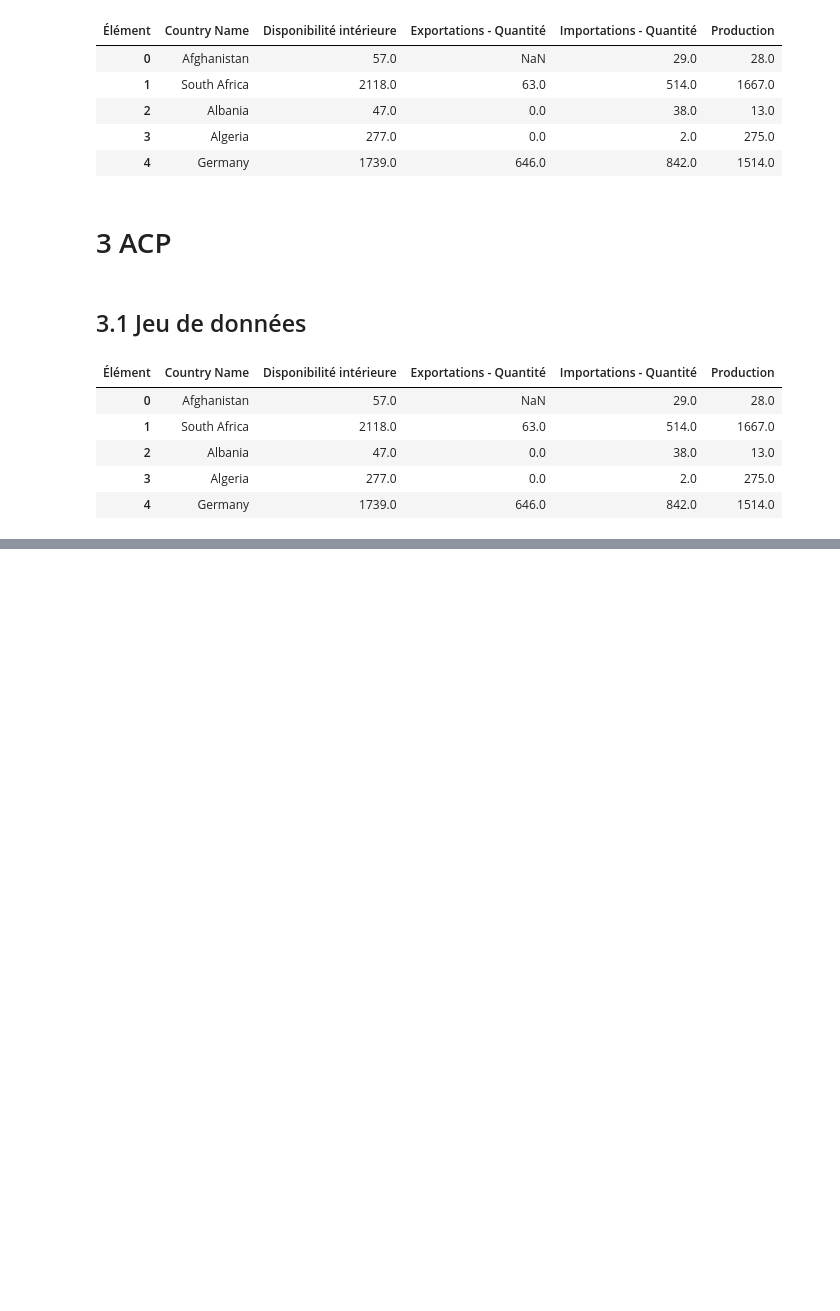
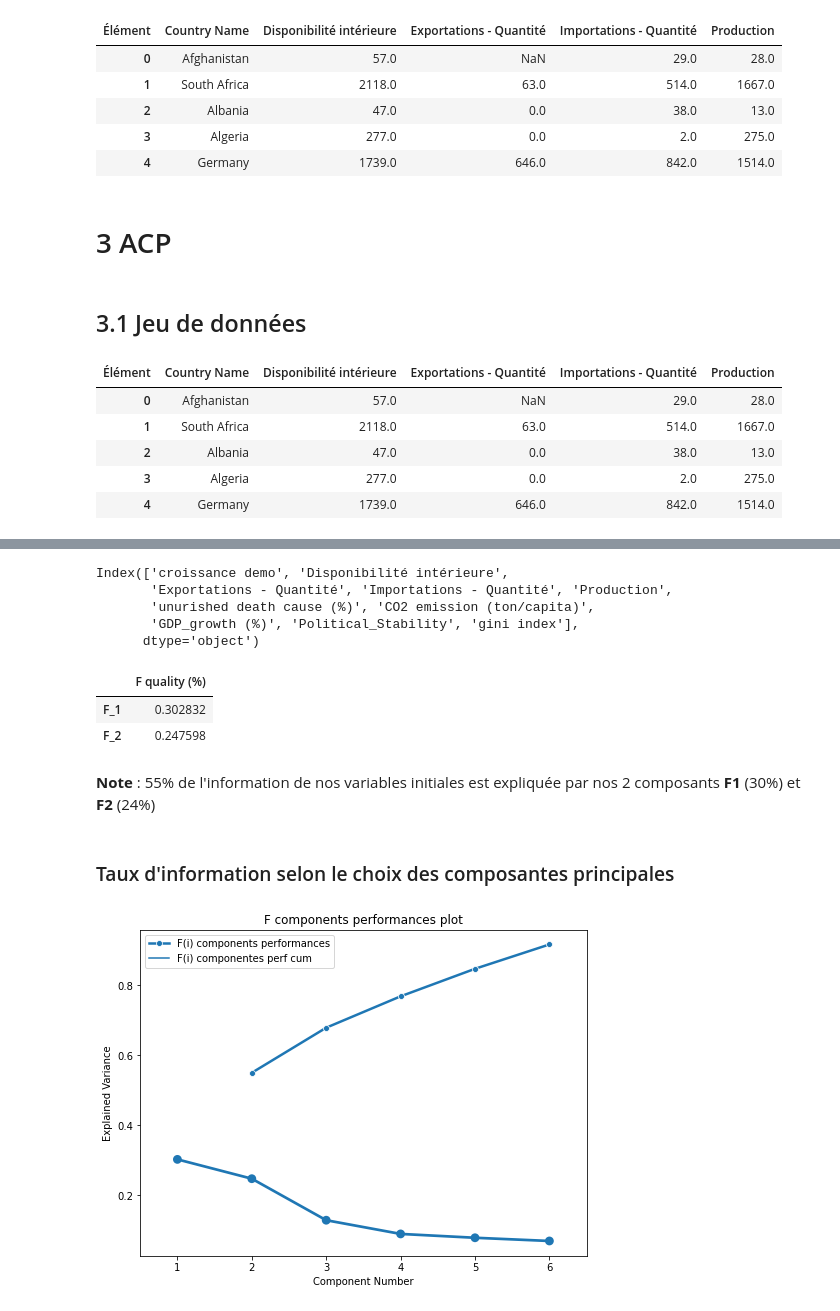
Before and after one commit to marcadeant/PCA_Clustering, a Jupyter notebook: Data Cleaning.ipynb, the cells around one changed output, grey strips where cells are left out. Cells and saved outputs as stored; diff of their text form; code cells hidden in the pictures; blank space fills up the shorter version.

```diff
--- a/Data Cleaning.ipynb
+++ b/Data Cleaning.ipynb
@@ -699,0 +719,2 @@ data_set.reset_index().to_csv("Data set/acp_training_set.csv")
+# %%
+training_set = pd.read_csv("Data set/acp_training_set.csv", index_col=0)
@@ -699,0 +754,8 @@ data_set.reset_index().to_csv("Data set/acp_training_set.csv")
+# %%
+features
+# %% [output]
+Index(['croissance demo', 'Disponibilité intérieure',
+       'Exportations - Quantité', 'Importations - Quantité', 'Production',
+       'unurished death cause (%)', 'CO2 emission (ton/capita)',
+       'GDP_growth (%)', 'Political_Stability', 'gini index'],
+      dtype='object')
@@ -699,0 +764,45 @@ data_set.reset_index().to_csv("Data set/acp_training_set.csv")
+# %%
+# projection des individus sur un axe en 2D
+nb_components = 2
+pca = PCA(n_components=2)
+projection_matrix = pca.fit_transform(data_standardized)
+
+#Variance expliquée par composants
+
+pd.DataFrame(np.transpose(pca.explained_variance_ratio_), index=["F_1", "F_2"], columns=["F quality (%)"])
+# %% [output]
+|  | F quality (%) |
+| F_1 | 0.302832 |
+| F_2 | 0.247598 |
+# %% [markdown]
+**Note** : 55% de l'information de nos variables initiales est expliquée par nos 2 composants **F1** (30%) et **F2** (24%)
+# %% [markdown]
+### Taux d'information selon le choix des composantes principales
+# %%
+data_quality = []
+nb_components = 6
+
+(fig, ax) = plt.subplots(figsize=(8, 6))
+
+# Fit du modele d'ACP avec 6 composantes
+for i in range(2, nb_components+1):
+    pca = PCA(n_components=i)
+    data_standardized = pd.DataFrame(data_standardized, columns=features)
+    pca.fit_transform(data_standardized)
+    data_quality.append(pca.explained_variance_ratio_.sum())
+
+data = pd.DataFrame(data_quality, index=[i for i in range(1,6)], columns=["F total quality (%)"])
+sns.lineplot(data=data, palette="tab10", linewidth=2.5, marker='o')
+
+
+ind = np.arange(0, nb_components)
+sns.pointplot(x=ind, y=pca.explained_variance_ratio_)
+ax.set_title('F components performances plot')
+ax.set_xticks(ind)
+ax.set_xticklabels(ind+1)
+ax.set_xlabel('Component Number')
+ax.set_ylabel('Explained Variance')
+ax.legend(["F(i) components performances","F(i) componentes perf cum"])
+plt.show()
+# %% [output]
+[figure, added]
```
Also changed, not shown: parts of 26 cells of this notebook, 1 other file.
